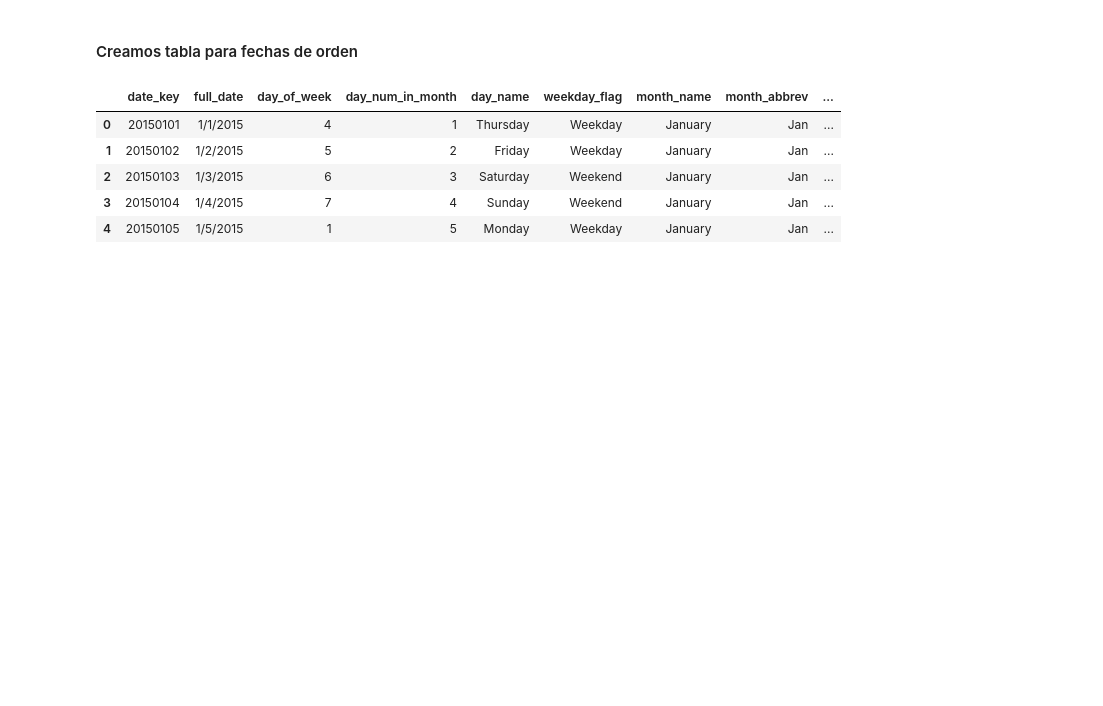
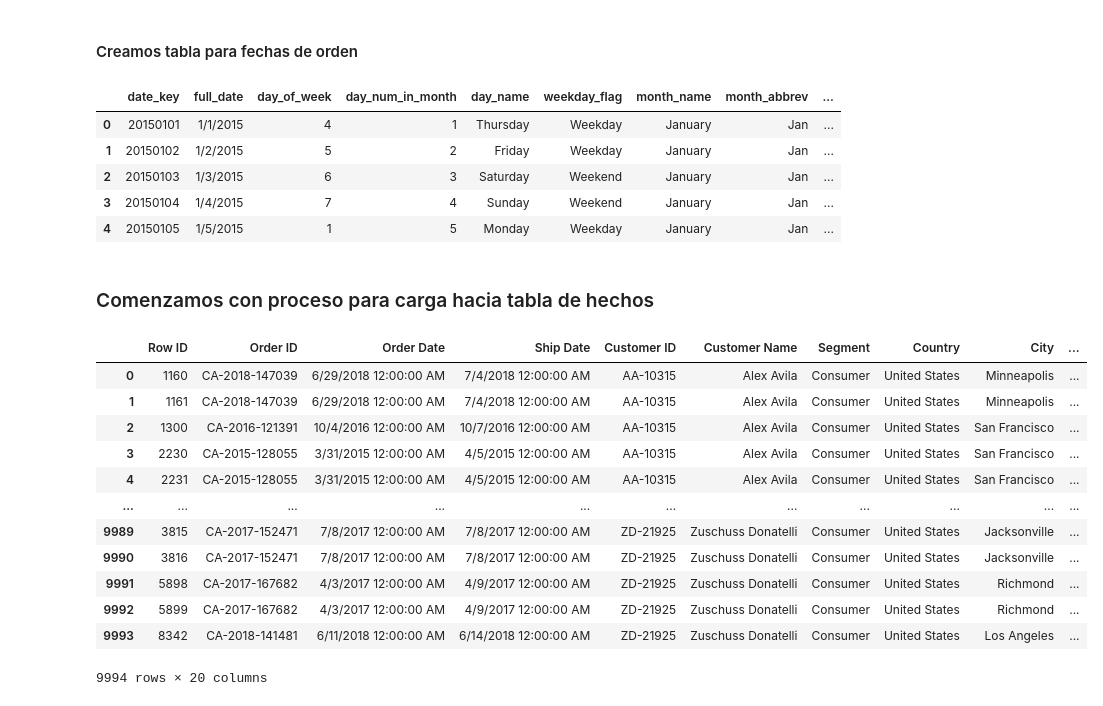
Before and after one commit to fhprime/Proyecto-Final-Ciencia-de-Datos, a Jupyter notebook: pruebas3.ipynb, the cells around one changed output. Drawn from its saved outputs; the diff is of its cells as text; code cells hidden in the pictures; blank space fills up the shorter version.

```diff
--- a/pruebas3.ipynb
+++ b/pruebas3.ipynb
@@ -245,3 +255,22 @@ tabla_fechas.head()
 | 2 | 20150103 | 1/3/2015 | 6 | 3 | Saturday | Weekend | January | Jan | ... |
 | 3 | 20150104 | 1/4/2015 | 7 | 4 | Sunday | Weekend | January | Jan | ... |
 | 4 | 20150105 | 1/5/2015 | 1 | 5 | Monday | Weekday | January | Jan | ... |
+# %% [markdown]
+### Comenzamos con proceso para carga hacia tabla de hechos
+# %%
+tabla_super = tabla_super.drop('Ship Mode',axis=1)
+tabla_super
+# %% [output]
+|  | Row ID | Order ID | Order Date | Ship Date | Customer ID | Customer Name | Segment | Country | City | ... |
+| 0 | 1160 | CA-2018-147039 | 6/29/2018 12:00:00 AM | 7/4/2018 12:00:00 AM | AA-10315 | Alex Avila | Consumer | United States | Minneapolis | ... |
+| 1 | 1161 | CA-2018-147039 | 6/29/2018 12:00:00 AM | 7/4/2018 12:00:00 AM | AA-10315 | Alex Avila | Consumer | United States | Minneapolis | ... |
+| 2 | 1300 | CA-2016-121391 | 10/4/2016 12:00:00 AM | 10/7/2016 12:00:00 AM | AA-10315 | Alex Avila | Consumer | United States | San Francisco | ... |
+| 3 | 2230 | CA-2015-128055 | 3/31/2015 12:00:00 AM | 4/5/2015 12:00:00 AM | AA-10315 | Alex Avila | Consumer | United States | San Francisco | ... |
+| 4 | 2231 | CA-2015-128055 | 3/31/2015 12:00:00 AM | 4/5/2015 12:00:00 AM | AA-10315 | Alex Avila | Consumer | United States | San Francisco | ... |
+| ... | ... | ... | ... | ... | ... | ... | ... | ... | ... | ... |
+| 9989 | 3815 | CA-2017-152471 | 7/8/2017 12:00:00 AM | 7/8/2017 12:00:00 AM | ZD-21925 | Zuschuss Donatelli | Consumer | United States | Jacksonville | ... |
+| 9990 | 3816 | CA-2017-152471 | 7/8/2017 12:00:00 AM | 7/8/2017 12:00:00 AM | ZD-21925 | Zuschuss Donatelli | Consumer | United States | Jacksonville | ... |
+| 9991 | 5898 | CA-2017-167682 | 4/3/2017 12:00:00 AM | 4/9/2017 12:00:00 AM | ZD-21925 | Zuschuss Donatelli | Consumer | United States | Richmond | ... |
+| 9992 | 5899 | CA-2017-167682 | 4/3/2017 12:00:00 AM | 4/9/2017 12:00:00 AM | ZD-21925 | Zuschuss Donatelli | Consumer | United States | Richmond | ... |
+| 9993 | 8342 | CA-2018-141481 | 6/11/2018 12:00:00 AM | 6/14/2018 12:00:00 AM | ZD-21925 | Zuschuss Donatelli | Consumer | United States | Los Angeles | ... |
+9994 rows × 20 columns
```
Also changed, not shown: parts of 14 cells of this notebook, 2 other files.
